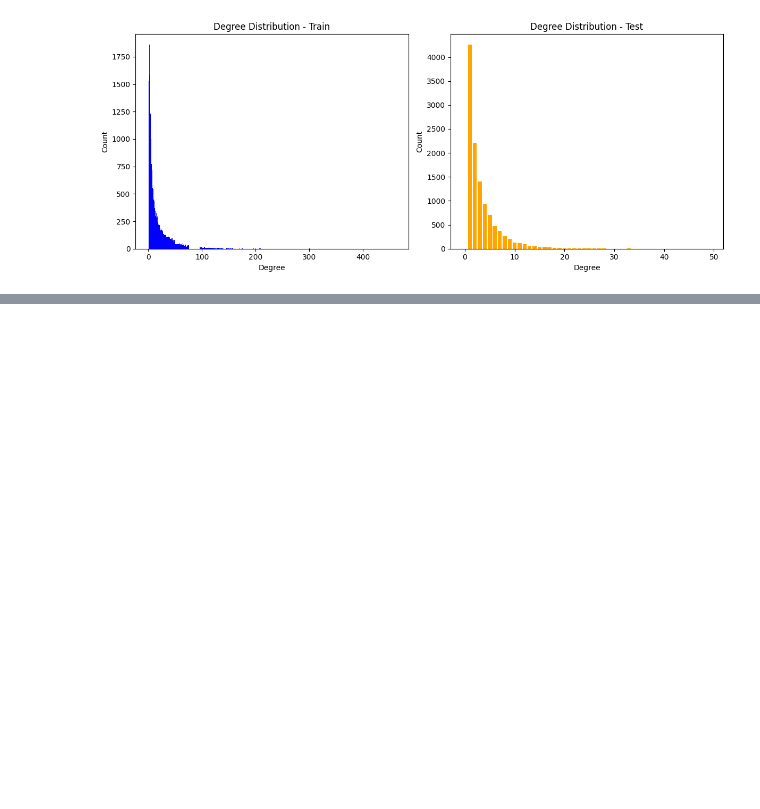
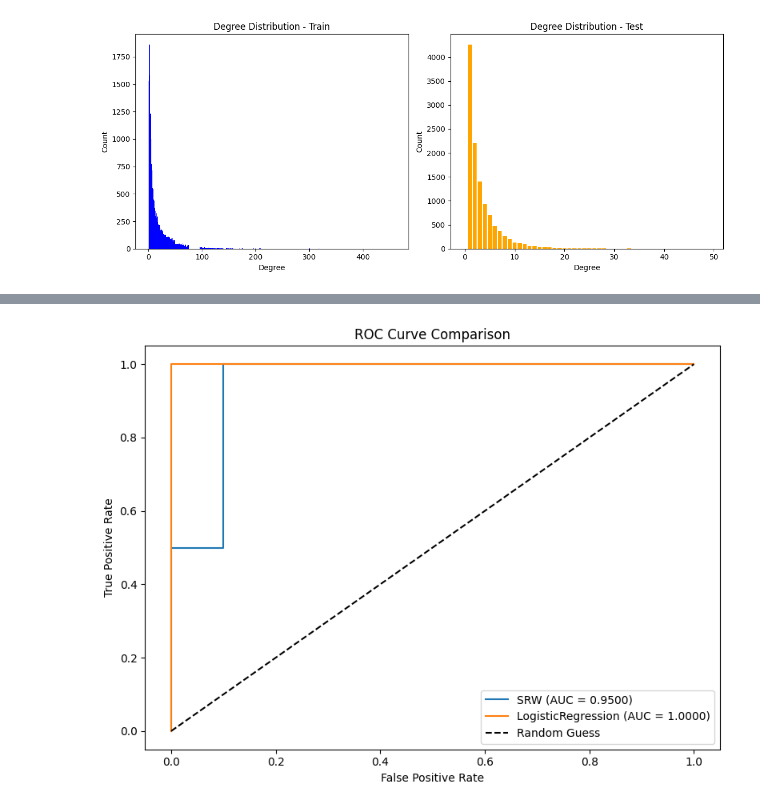
Before and after one commit to alex-nguyen97/Social-and-information-network-project, a Jupyter notebook: A3_25608100.ipynb, the cells around one changed output, grey strips where cells are left out. Saved outputs shown, nothing was run; the diff lists cells and outputs as text; code cells hidden in the pictures; blank space fills up the shorter version.

```diff
--- a/A3_25608100.ipynb
+++ b/A3_25608100.ipynb
@@ -267,9 +181,0 @@ plt.show()
-# %%
-
-E_train = set(G_train.edges())
-E_test = set(G_test.edges())
-
-E_new = set((u, v) for (u, v) in E_test if (u, v) not in E_train)
-n = len(E_new)
-
-print("Number of future edges (n):", n)
@@ -525,0 +734,20 @@ GNN Test ROC-AUC: 0.722618285470546
+# %%
+# Compare the AUC of ML models and SRW in ROC curve
+from sklearn.metrics import roc_curve, auc
+def plot_roc_curve(y_true, y_scores, label):
+    fpr, tpr, _ = roc_curve(y_true, y_scores)
+    roc_auc = auc(fpr, tpr)
+    plt.plot(fpr, tpr, label=f"{label} (AUC = {roc_auc:.4f})")
+    return roc_auc
+plt.figure(figsize=(8, 6))
+auc_srw = plot_roc_curve(y_true, y_score, "SRW")
+auc_ml = plot_roc_curve(y_test_ml, y_prob_ml, best_model_name_ml)
+plt.plot([0, 1], [0, 1], "k--", label="Random Guess")
+plt.xlabel("False Positive Rate")
+plt.ylabel("True Positive Rate")
+plt.title("ROC Curve Comparison")
+plt.legend()
+plt.tight_layout()
+plt.show()
+# %% [output]
+[figure, added]
```
Also changed, not shown: parts of 16 cells of this notebook, 2 other files.
